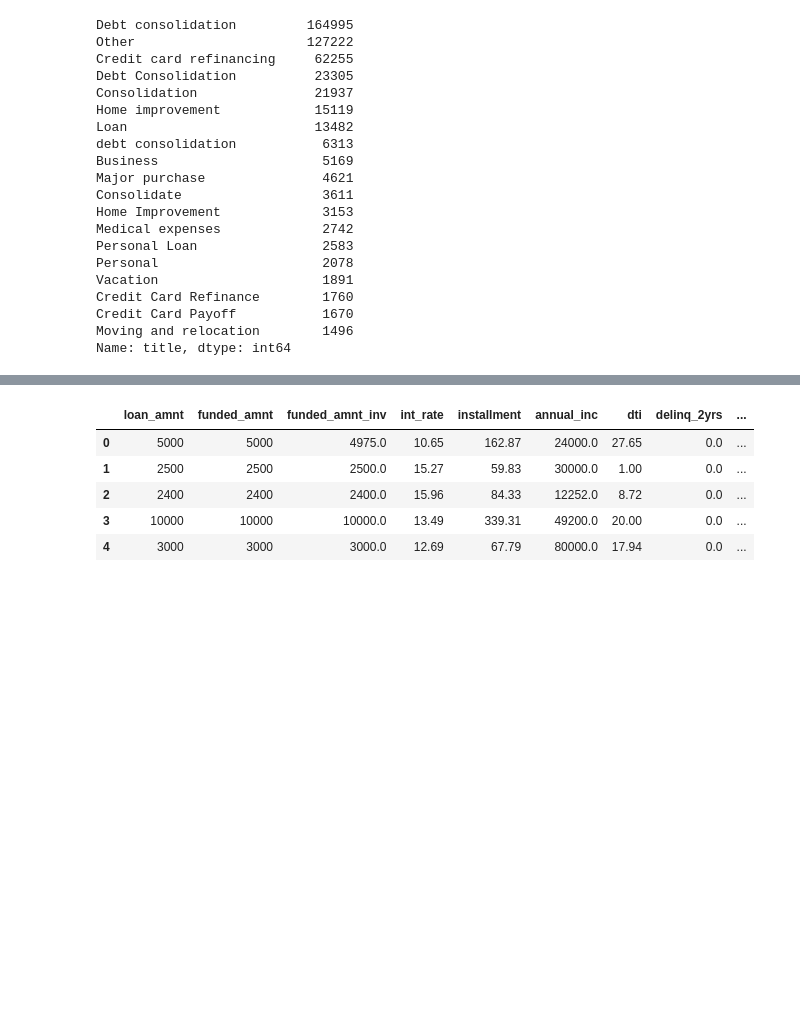
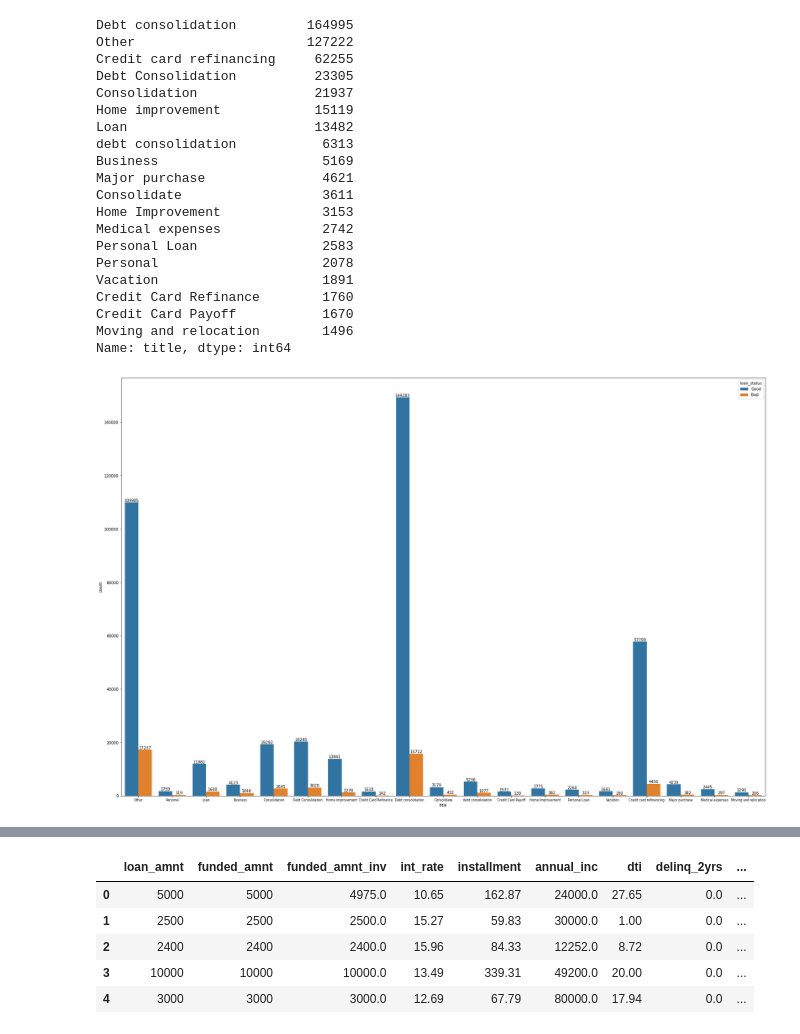
Before and after one commit to FransiscoReadyPermana/Credit-Risk-Prediction, a Jupyter notebook: test.ipynb, the cells around one changed output, grey strips where cells are left out. Drawn from its saved outputs; the diff is of its cells as text; code cells hidden in the pictures; blank space fills up the shorter version.

```diff
--- a/test.ipynb
+++ b/test.ipynb
@@ -747,5 +754,17 @@ Credit Card Refinance        1760
 Credit Card Payoff           1670
 Moving and relocation        1496
 Name: title, dtype: int64
+# %%
+plt.figure(figsize=(30,20))
+ax = sns.countplot(x='title', data=df, hue='loan_status')
+
+for container in ax.containers:
+    ax.bar_label(container)
+
+plt.xticks(size=8)
+
+plt.show()
+# %% [output]
+[figure, added]
 # %%
 plt.figure(figsize=(20,10))
```
Also changed, not shown: parts of 9 cells of this notebook.
